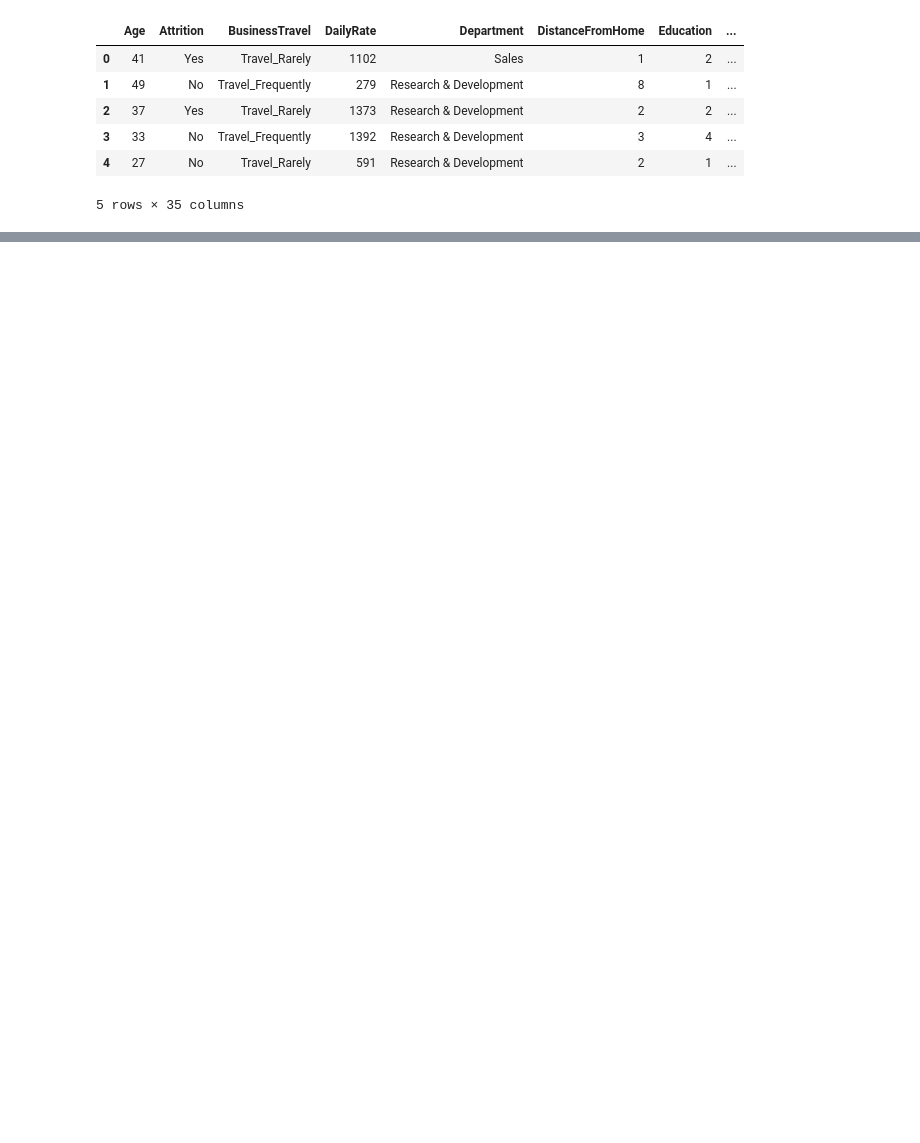
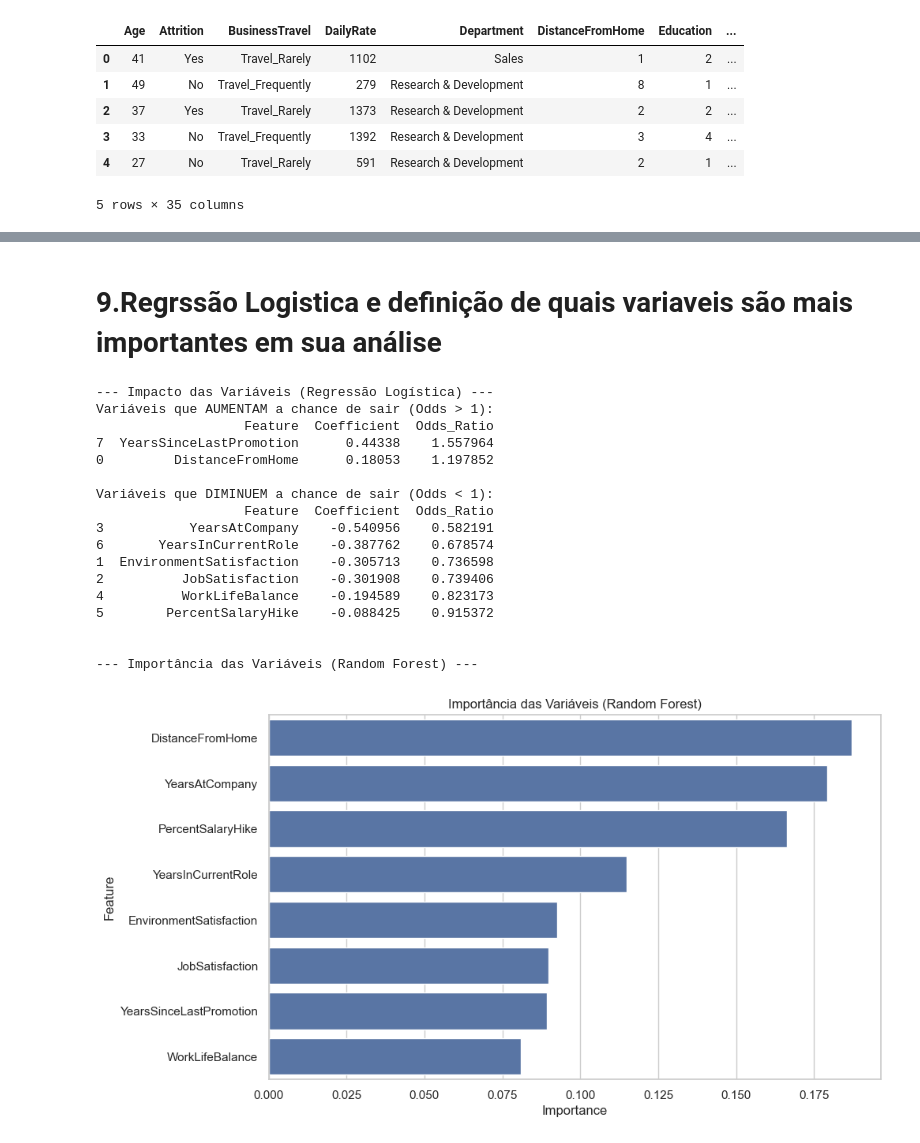
Before and after one commit to GabrielKaring/employee_prediction, a Jupyter notebook: main.ipynb, the cells around one changed output, grey strips where cells are left out. Drawn from its saved outputs; the diff is of its cells as text; code cells hidden in the pictures; blank space fills up the shorter version.

```diff
--- a/main.ipynb
+++ b/main.ipynb
@@ -159,0 +400,57 @@ weighted avg       0.87      0.84      0.78       441
+# %% [markdown]
+# 9.Regrssão Logistica e definição de quais variaveis são mais importantes em sua análise
+# %%
+# Método 1: Coeficientes da Regressão Logística (Mais interpretável)
+log_model = models['Regressão Logística']
+# Os nomes das features são os da sua lista
+feature_names = X_train_scaled.columns
+
+coef_df = pd.DataFrame({
+    'Feature': feature_names,
+    'Coefficient': log_model.coef_[0]
+})
+# Odds Ratio (impacto na chance de sair)
+coef_df['Odds_Ratio'] = np.exp(coef_df['Coefficient'])
+
+print("\n--- Impacto das Variáveis (Regressão Logística) ---")
+print("Variáveis que AUMENTAM a chance de sair (Odds > 1):")
+print(coef_df[coef_df['Odds_Ratio'] > 1].sort_values(by='Odds_Ratio', ascending=False))
+
+print("\nVariáveis que DIMINUEM a chance de sair (Odds < 1):")
+print(coef_df[coef_df['Odds_Ratio'] < 1].sort_values(by='Odds_Ratio', ascending=True))
+
+
+# Método 2: Feature Importance do Random Forest (Mais preditivo)
+rf_model = models['Random Forest']
+feature_names_rf = X_train.columns
+
+rf_importance_df = pd.DataFrame({
+    'Feature': feature_names_rf,
+    'Importance': rf_model.feature_importances_
+})
+rf_importance_df = rf_importance_df.sort_values(by='Importance', ascending=False)
+
+print("\n\n--- Importância das Variáveis (Random Forest) ---")
+plt.figure(figsize=(10, 6))
+sns.barplot(x='Importance', y='Feature', data=rf_importance_df)
+plt.title('Importância das Variáveis (Random Forest)')
+plt.show()
+# %% [output]
+--- Impacto das Variáveis (Regressão Logística) ---
+Variáveis que AUMENTAM a chance de sair (Odds > 1):
+                   Feature  Coefficient  Odds_Ratio
+7  YearsSinceLastPromotion      0.44338    1.557964
+0         DistanceFromHome      0.18053    1.197852
+
+Variáveis que DIMINUEM a chance de sair (Odds < 1):
+                   Feature  Coefficient  Odds_Ratio
+3           YearsAtCompany    -0.540956    0.582191
+6       YearsInCurrentRole    -0.387762    0.678574
+1  EnvironmentSatisfaction    -0.305713    0.736598
+2          JobSatisfaction    -0.301908    0.739406
+4          WorkLifeBalance    -0.194589    0.823173
+5        PercentSalaryHike    -0.088425    0.915372
+
+
+--- Importância das Variáveis (Random Forest) ---
+[figure, added]
```
Also changed, not shown: parts of 20 cells of this notebook.
